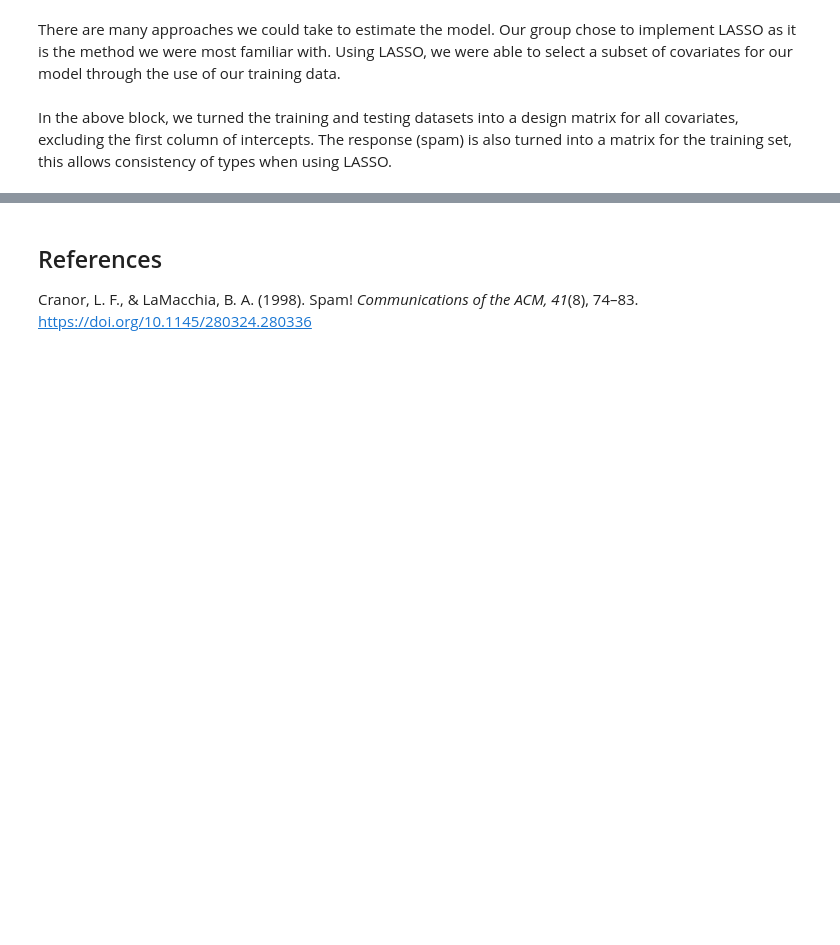
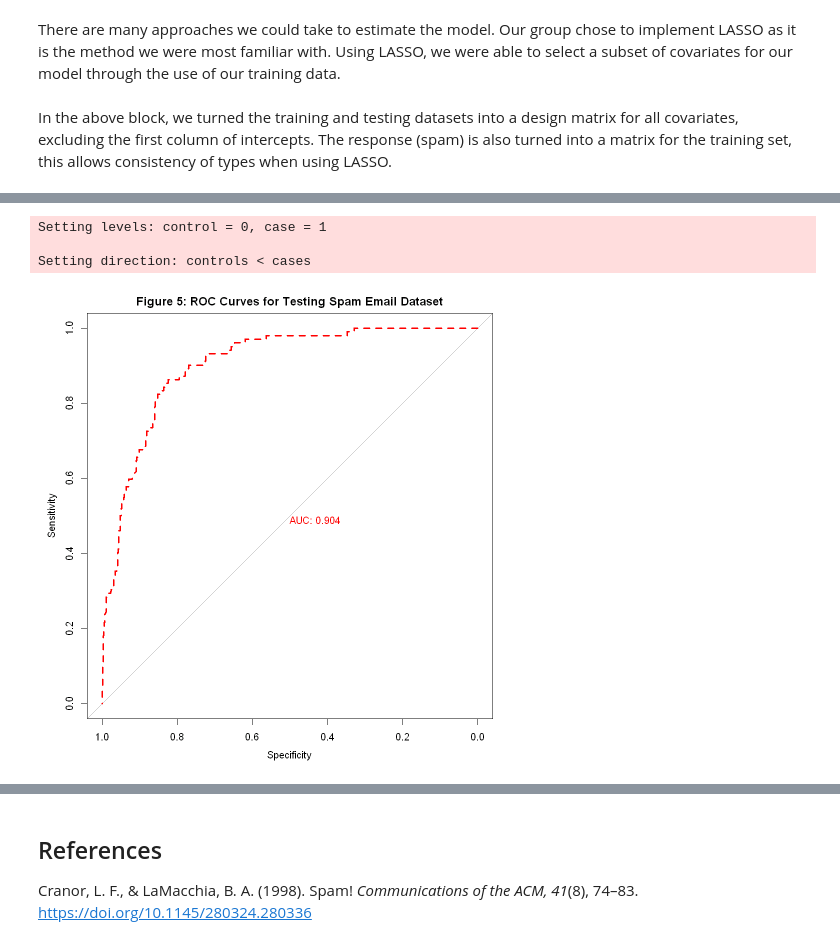
Before and after one commit to yukihuang7777/STAT301_final_project, a Jupyter notebook: Final Project.ipynb, the cells around one changed output, grey strips where cells are left out. Cells and saved outputs as stored; diff of their text form; code cells hidden in the pictures; blank space fills up the shorter version.

```diff
--- a/Final Project.ipynb
+++ b/Final Project.ipynb
@@ -381,0 +380,16 @@ We then found the metrics according to the new threshold using the same techniqu
+# %%
+# main developer: Jake Andersen-Lum
+
+# ROC for the chosen model
+roc_glm_new <- roc(
+  response = email_testing$spam,
+  predictor = predict(chosen_model,
+                      newdata = email_testing,
+                      type = "response"))
+
+plot(roc_glm_new, print.auc = TRUE, col = "red", lwd = 3, lty = 2, main = "Figure 5: ROC Curves for Testing Spam Email Dataset")
+# %% [output]
+Setting levels: control = 0, case = 1
+
+Setting direction: controls < cases
+[figure, added]
```
Also changed, not shown: parts of 23 cells of this notebook.
